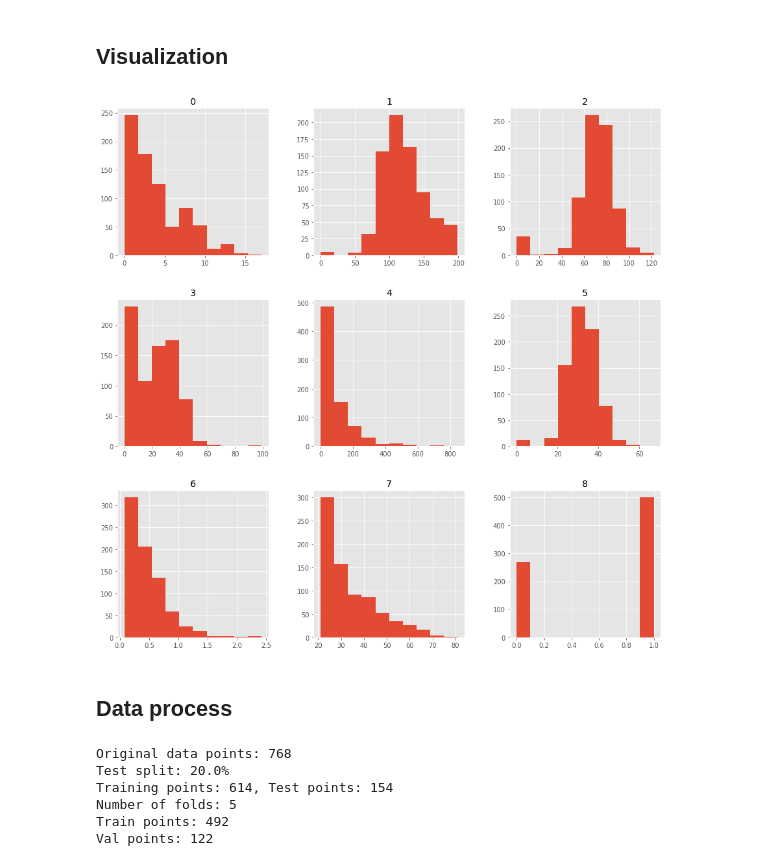
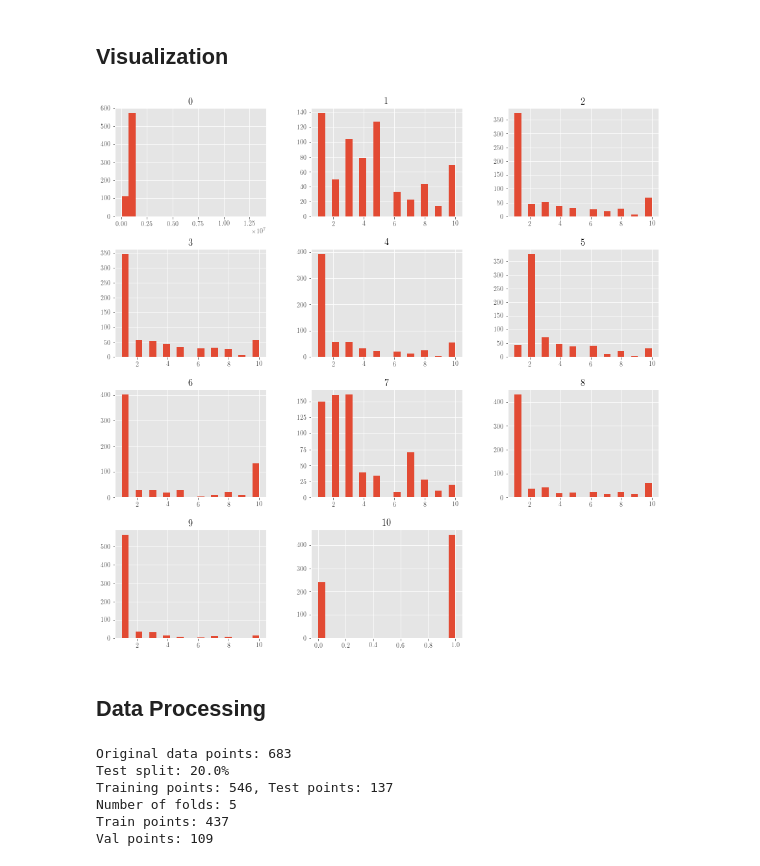
Before and after one commit to Deep-Learning-Team/Forward-Equations-On-ResNets, a Jupyter notebook: binary_classification.ipynb, the cells around one changed output. Drawn from its saved outputs; the diff is of its cells as text; code cells hidden in the pictures.

```diff
--- a/binary_classification.ipynb
+++ b/binary_classification.ipynb
@@ -12,21 +12,16 @@ import torch.optim as optim
 from torchvision import datasets, transforms
 from torch.autograd import Variable
 import numpy as np
-import matplotlib.pyplot as plt
-# imports used by the resnet implementation
+from sklearn import preprocessing
 from torch.nn import init
 import math
+import pandas as pd
 
-
-import numpy as np
-import pandas as pd
-from sklearn import preprocessing
-
+import matplotlib.pyplot as plt
 %matplotlib inline
-import matplotlib.pyplot as plt
 plt.style.use('ggplot')
+plt.rc('text', usetex=True)
+plt.rc('font', family='serif')
 
 pd.options.display.max_columns = 999
 pd.options.display.max_rows = 20
-
-print(pd.__version__)
@@ -72,7 +65,9 @@ def preprocessor_libsvm_data(filename, format_label_func=lambda _: _):
         data = np.concatenate((features,labels),axis=1)
         return data
 # %%
-data = preprocessor_libsvm_data("diabetes")
-data = pd.DataFrame(data)
-data[[8]] = data[[8]].astype('int')
-data
+def load_data(dataset):
+    data = preprocessor_libsvm_data(dataset)
+    row, col = data.shape
+    data = pd.DataFrame(data)
+    data[[col - 1]] = data[[col - 1]].astype('int')
+    return data
@@ -97,0 +74,3 @@ data
+# %%
+data = load_data("breast-cancer")
+data
@@ -99,35 +97,38 @@ data
 ## Visualization
 # %%
 # Histogram of original dataframe
-# plots in alphabetical order (unfortunately)
-pd.DataFrame.hist(data=data, figsize=[15,15]);
+pd.DataFrame.hist(data=data, figsize=[15,15], bins=20);
 # %% [output]
-[figure, old version]
+[figure, new version]
 # %% [markdown]
-## Data process
+## Data Processing
 # %%
 # randomly split data set into train and test sets
 from sklearn.model_selection import train_test_split
 
-X_data = data.loc[:, :7].values
-y_data = data.loc[:, 8].values
+row, col = data.shape
+
+X_data = data.loc[:, :col - 2].values
+y_data = data.loc[:, col - 1].values
+
+# print(X_data)
+# print(y_data)
 
 HOLDOUT_SPLIT = 0.2
 
 X_train, X_test, y_train, y_test = train_test_split(X_data,
                                                     y_data,
                                                     test_size=HOLDOUT_SPLIT,
-                                                    shuffle=True,
-                                                    random_state=42)
+                                                    shuffle=True)
 
 # transform to column vectors
 y_train = y_train.reshape(-1,1)
 y_test = y_test.reshape(-1,1)
 
-print('Original data points: {}'.format(np.shape(X_data)[0]))
-print('Test split: {}%'.format(HOLDOUT_SPLIT*100))
-print('Training points: {}, Test points: {}'.format(np.shape(X_train)[0],
-                                                    np.shape(X_test)[0]))
+print(('Original data points: {}'.format(np.shape(X_data)[0])))
+print(('Test split: {}%'.format(HOLDOUT_SPLIT * 100)))
+print(('Training points: {}, Test points: {}'.format(np.shape(X_train)[0],
+                                                    np.shape(X_test)[0])))
 
 
 # Precompute normalization of k-fold train/val sets for inputs
@@ -159,7 +160,7 @@ for train_loc, val_loc in kf.split(X_train):
     X_val_scale = scale_in.transform(X_train[val_loc])
     y_val_scale = y_train[val_loc]
 
-    # store to unpack later - could be more efficient?
+    # store to unpack later
     cv_data[index] = (
          Variable(torch.FloatTensor(X_train_scale), requires_grad=False),
          Variable(torch.FloatTensor(X_val_scale), requires_grad=False),
@@ -169,16 +170,16 @@ for train_loc, val_loc in kf.split(X_train):
 
     index += 1
 
-print('Number of folds: {}'.format(K_FOLDS))
-print('Train points: {}'.format(np.size(train_loc)))
-print('Val points: {}'.format(np.size(val_loc)))
+print(('Number of folds: {}'.format(K_FOLDS)))
+print(('Train points: {}'.format(np.size(train_loc))))
+print(('Val points: {}'.format(np.size(val_loc))))
 # %% [output]
-Original data points: 768
+Original data points: 683
 Test split: 20.0%
-Training points: 614, Test points: 154
+Training points: 546, Test points: 137
 Number of folds: 5
-Train points: 492
-Val points: 122
+Train points: 437
+Val points: 109
 # %%
 # create robust scaler for input
 scale_in = RobustScaler().fit(X_train)
```
Also changed, not shown: parts of 13 cells of this notebook.
